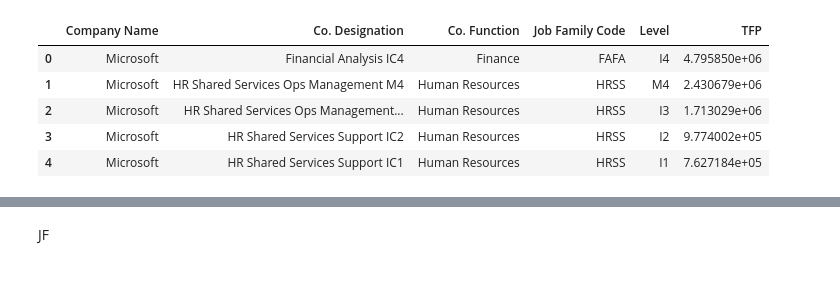
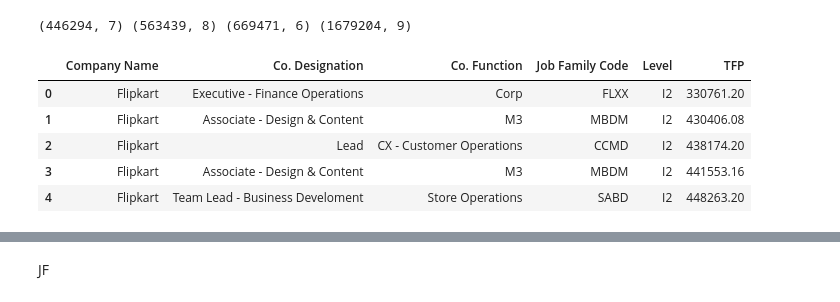
Before and after one commit to LazyHooks/Aon_Optimus, a Jupyter notebook: optimus_v5.16.ipynb, the cells around one changed output, grey strips where cells are left out. Saved outputs shown, nothing was run; the diff lists cells and outputs as text; code cells hidden in the pictures.

```diff
--- a/optimus_v5.16.ipynb
+++ b/optimus_v5.16.ipynb
@@ -10,13 +44,17 @@ df.shape
+# %%
+print(a.shape, b.shape, c.shape, d.shape)
+# %% [output]
+(446294, 7) (563439, 8) (669471, 6) (1679204, 9)
 # %%
-df_test = pd.read_csv('Test2.csv')
+df_test = pd.read_csv('Test3.csv')
 df_test.head()
 # %% [output]
 |  | Company Name | Co. Designation | Co. Function | Job Family Code | Level | TFP |
-| 0 | Microsoft | Financial Analysis IC4 | Finance | FAFA | I4 | 4.795850e+06 |
-| 1 | Microsoft | HR Shared Services Ops Management M4 | Human Resources | HRSS | M4 | 2.430679e+06 |
-| 2 | Microsoft | HR Shared Services Ops Management... | Human Resources | HRSS | I3 | 1.713029e+06 |
-| 3 | Microsoft | HR Shared Services Support IC2 | Human Resources | HRSS | I2 | 9.774002e+05 |
-| 4 | Microsoft | HR Shared Services Support IC1 | Human Resources | HRSS | I1 | 7.627184e+05 |
+| 0 | Flipkart | Executive - Finance Operations | Corp | FLXX | I2 | 330761.20 |
+| 1 | Flipkart | Associate - Design & Content | M3 | MBDM | I2 | 430406.08 |
+| 2 | Flipkart | Lead | CX - Customer Operations | CCMD | I2 | 438174.20 |
+| 3 | Flipkart | Associate - Design & Content | M3 | MBDM | I2 | 441553.16 |
+| 4 | Flipkart | Team Lead - Business Develoment | Store Operations | SABD | I2 | 448263.20 |
 # %%
 df.shape
 #set(df['Company Name'])
```
Also changed, not shown: parts of 17 cells of this notebook.
